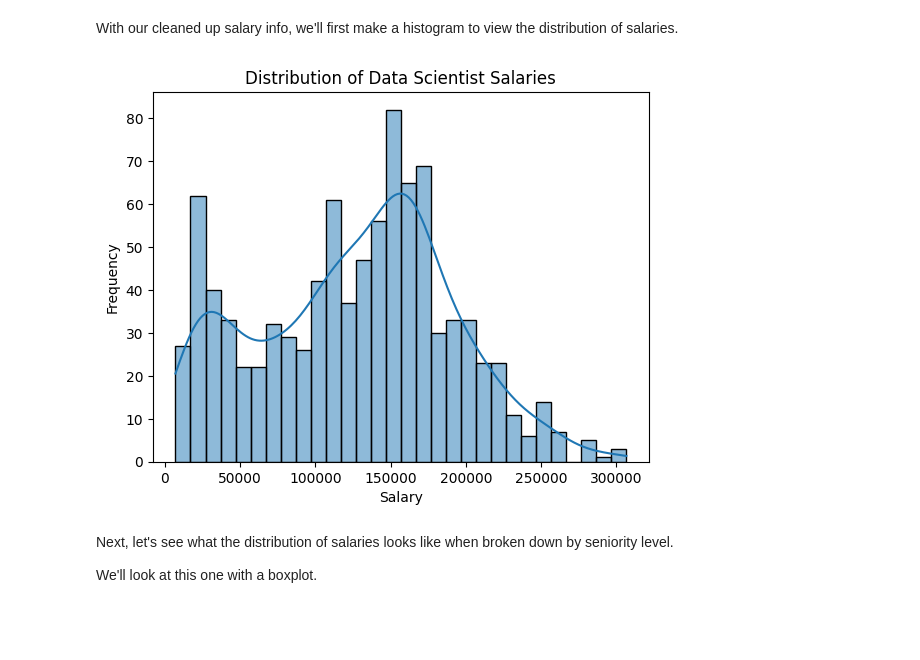
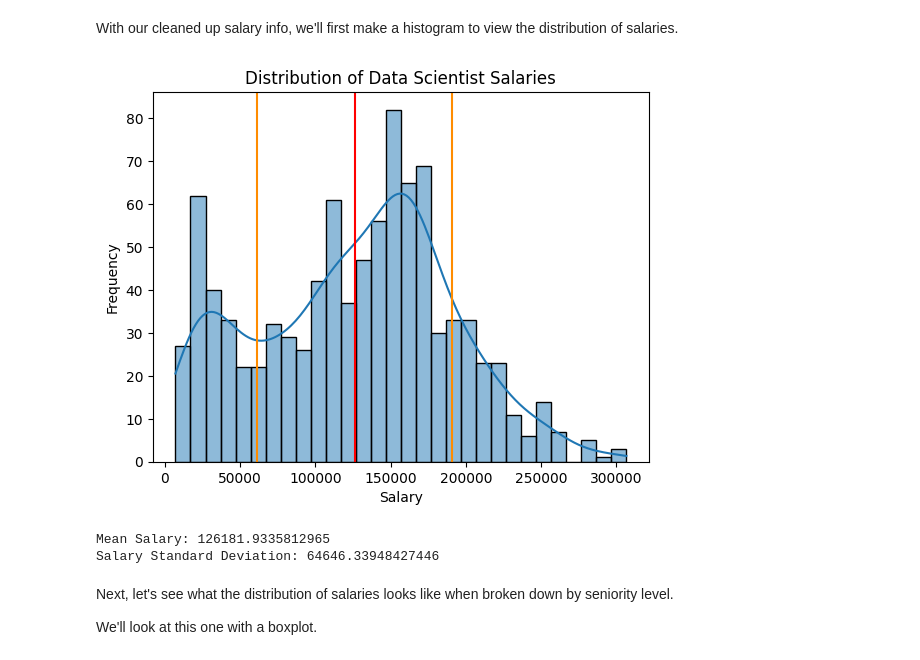
Before and after one commit to PirateWa1rus/PythonPractice, a Jupyter notebook: DSJobs/DSJobs_analysis.ipynb, the cells around one changed output. Cells and saved outputs as stored; diff of their text form; code cells hidden in the pictures; blank space fills up the shorter version.

```diff
--- a/DSJobs/DSJobs_analysis.ipynb
+++ b/DSJobs/DSJobs_analysis.ipynb
@@ -111,14 +111,24 @@ most_common_sr_skills = sr_skill_counter.most_common(25)
 # %% [markdown]
 With our cleaned up salary info, we'll first make a histogram to view the distribution of salaries.
 # %%
+sal_mean=df_filtered['Cleaned_Salary'].mean()
+sal_dev=df_filtered['Cleaned_Salary'].std()
+
 sns.histplot(data=df_filtered['Cleaned_Salary'],bins=30, edgecolor='black', kde=True)
 plt.xlabel('Salary')
 plt.ylabel('Frequency')
 plt.title('Distribution of Data Scientist Salaries')
 plt.grid(False)
+plt.axvline(x=sal_mean, color="red")
+plt.axvline(x=sal_mean+sal_dev, color="darkorange")
+plt.axvline(x=sal_mean-sal_dev, color="darkorange")
 plt.show()
+print(f"Mean Salary: {sal_mean}")
+print(f"Salary Standard Deviation: {sal_dev}")
 # %% [output]
-[figure, old version]
+[figure, new version]
+Mean Salary: 126181.9335812965
+Salary Standard Deviation: 64646.33948427446
 # %% [markdown]
 Next, let's see what the distribution of salaries looks like when broken down by seniority level.
 
```
Also changed, not shown: parts of 18 cells of this notebook, 1 other file.
